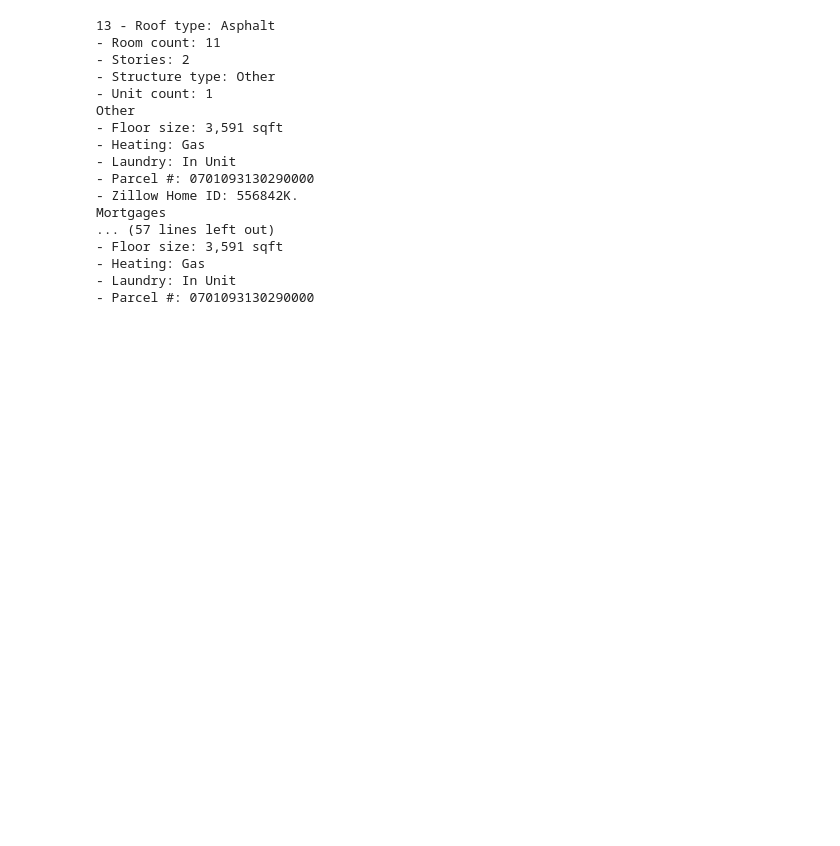
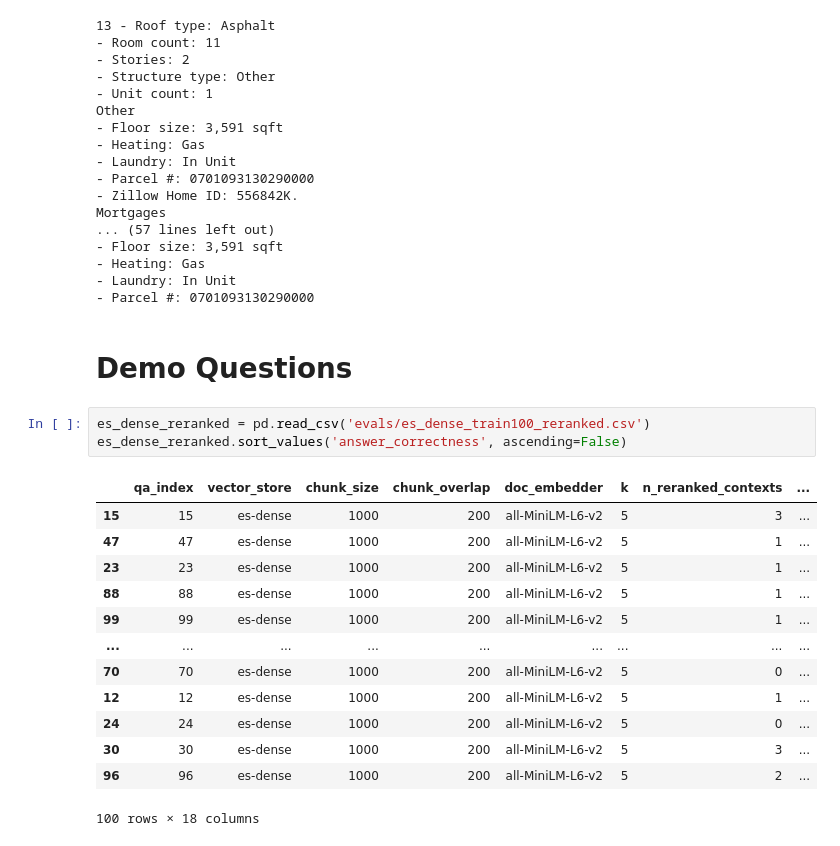
Before and after one commit to NU-MSAI-Practicum/advanced_rag_team_twain, a Jupyter notebook: PresentationExamples.ipynb, the cells around one changed output. Cells and saved outputs as stored; diff of their text form; blank space fills up the shorter version.

```diff
--- a/PresentationExamples.ipynb
+++ b/PresentationExamples.ipynb
@@ -275,3 +376,22 @@ Mortgages
 - Heating: Gas
 - Laundry: In Unit
 - Parcel #: 0701093130290000
+# %% [markdown]
+# Demo Questions
+# %%
+es_dense_reranked = pd.read_csv('evals/es_dense_train100_reranked.csv')
+es_dense_reranked.sort_values('answer_correctness', ascending=False)
+# %% [output]
+|  | qa_index | vector_store | chunk_size | chunk_overlap | doc_embedder | k | n_reranked_contexts | ... |
+| 15 | 15 | es-dense | 1000 | 200 | all-MiniLM-L6-v2 | 5 | 3 | ... |
+| 47 | 47 | es-dense | 1000 | 200 | all-MiniLM-L6-v2 | 5 | 1 | ... |
+| 23 | 23 | es-dense | 1000 | 200 | all-MiniLM-L6-v2 | 5 | 1 | ... |
+| 88 | 88 | es-dense | 1000 | 200 | all-MiniLM-L6-v2 | 5 | 1 | ... |
+| 99 | 99 | es-dense | 1000 | 200 | all-MiniLM-L6-v2 | 5 | 1 | ... |
+| ... | ... | ... | ... | ... | ... | ... | ... | ... |
+| 70 | 70 | es-dense | 1000 | 200 | all-MiniLM-L6-v2 | 5 | 0 | ... |
+| 12 | 12 | es-dense | 1000 | 200 | all-MiniLM-L6-v2 | 5 | 1 | ... |
+| 24 | 24 | es-dense | 1000 | 200 | all-MiniLM-L6-v2 | 5 | 0 | ... |
+| 30 | 30 | es-dense | 1000 | 200 | all-MiniLM-L6-v2 | 5 | 3 | ... |
+| 96 | 96 | es-dense | 1000 | 200 | all-MiniLM-L6-v2 | 5 | 2 | ... |
+100 rows × 18 columns
```
Also changed, not shown: parts of 12 cells of this notebook, 6 other files.
